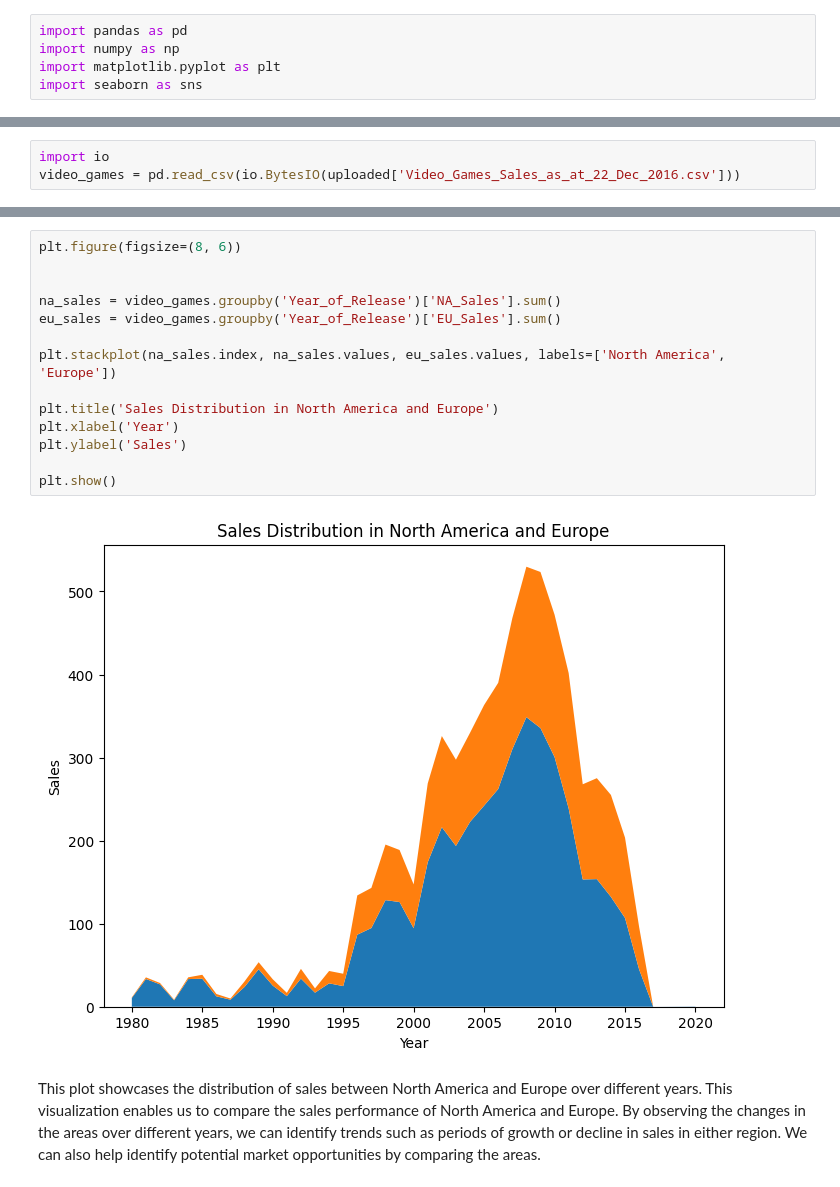
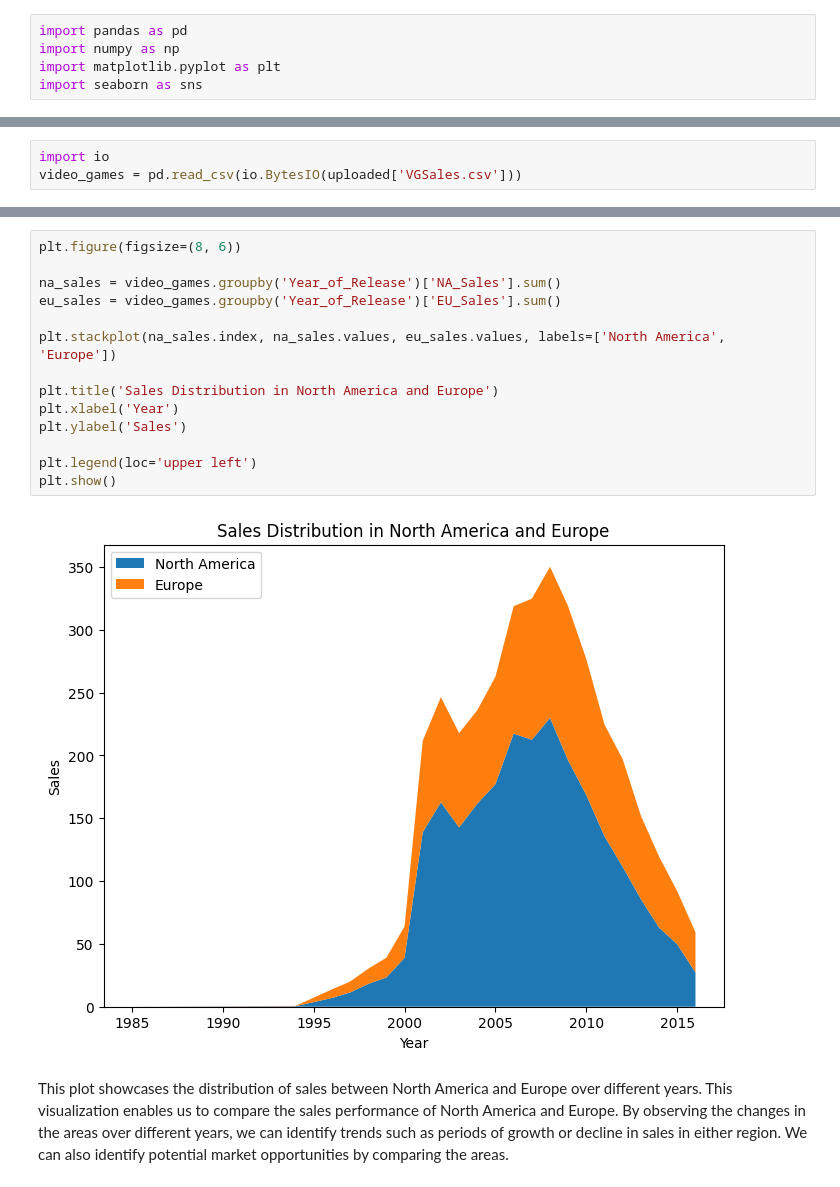
Before and after one commit to tangiambe/Data_Analytics_Project, a Jupyter notebook: BarplotVisualization.ipynb, the cells around one changed output, grey strips where cells are left out. Saved outputs shown, nothing was run; the diff lists cells and outputs as text.

```diff
--- a/BarplotVisualization.ipynb
+++ b/BarplotVisualization.ipynb
@@ -14,3 +14,3 @@ Saving Video_Games_Sales_as_at_22_Dec_2016.csv to Video_Games_Sales_as_at_22_Dec
 # %%
 import io
-video_games = pd.read_csv(io.BytesIO(uploaded['Video_Games_Sales_as_at_22_Dec_2016.csv']))
+video_games = pd.read_csv(io.BytesIO(uploaded['VGSales.csv']))
@@ -33,18 +69,18 @@ plt.show()
 # %%
 plt.figure(figsize=(8, 6))
-
 
 na_sales = video_games.groupby('Year_of_Release')['NA_Sales'].sum()
 eu_sales = video_games.groupby('Year_of_Release')['EU_Sales'].sum()
 
 plt.stackplot(na_sales.index, na_sales.values, eu_sales.values, labels=['North America', 'Europe'])
 
 plt.title('Sales Distribution in North America and Europe')
 plt.xlabel('Year')
 plt.ylabel('Sales')
 
+plt.legend(loc='upper left')
 plt.show()
 # %% [output]
-[figure, old version]
+[figure, new version]
 # %% [markdown]
-This plot showcases the distribution of sales between North America and Europe over different years. This visualization enables us to compare the sales performance of North America and Europe. By observing the changes in the areas over different years, we can identify trends such as periods of growth or decline in sales in either region. We can also help identify potential market opportunities by comparing the areas.
+This plot showcases the distribution of sales between North America and Europe over different years. This visualization enables us to compare the sales performance of North America and Europe. By observing the changes in the areas over different years, we can identify trends such as periods of growth or decline in sales in either region. We can also identify potential market opportunities by comparing the areas.
```
Also changed, not shown: parts of 5 cells of this notebook.
